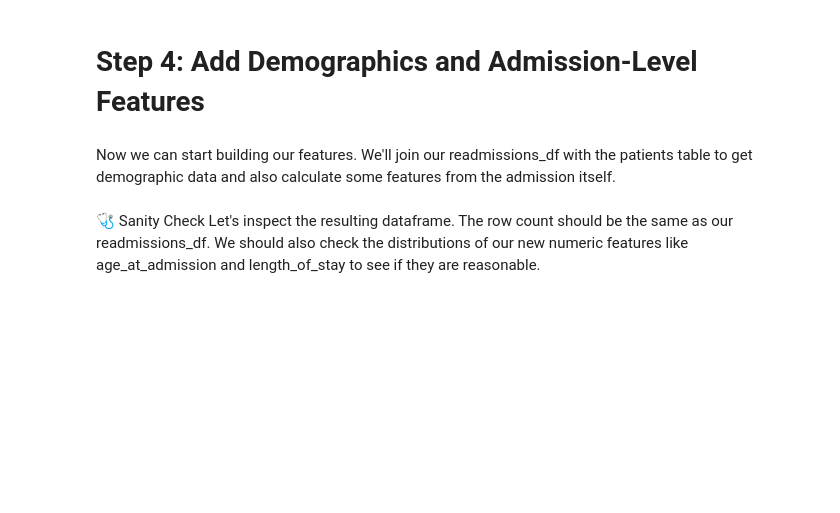
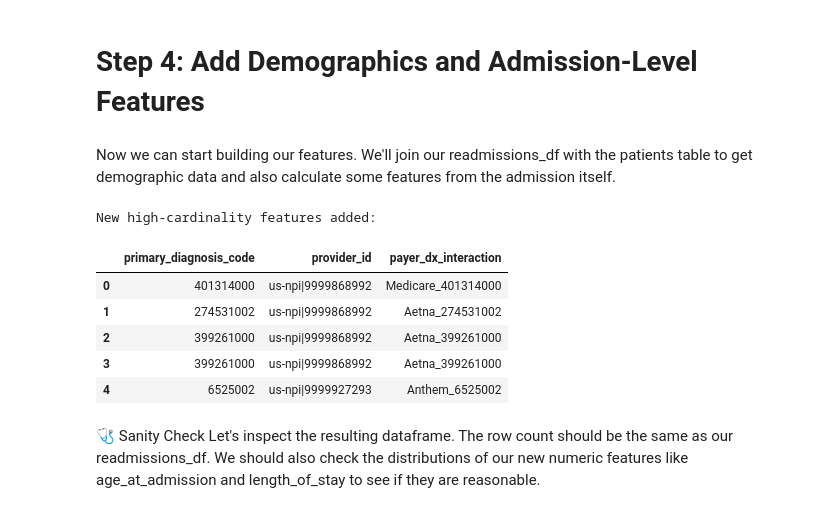
Before and after one commit to ca34525/TexasReadmissionRiskAPI, a Jupyter notebook: notebooks/3 SQL Feature Engineering.ipynb, the cells around one changed output. Cells and saved outputs as stored; diff of their text form; code cells hidden in the pictures; blank space fills up the shorter version.

```diff
--- a/notebooks/3 SQL Feature Engineering.ipynb
+++ b/notebooks/3 SQL Feature Engineering.ipynb
@@ -195,6 +192,24 @@ LEFT JOIN
 
 # Create our analytical base table
 model_df = con.execute(sql_query).fetchdf()
+# %%
+# Create the new interaction feature by combining two columns
+# We convert to string and fill NAs to prevent errors
+model_df['payer_dx_interaction'] = (
+    model_df['payer'].astype(str).fillna('unknown') + '_' +
+    model_df['primary_diagnosis_code'].astype(str).fillna('unknown')
+)
+
+print("New high-cardinality features added:")
+display(model_df[['primary_diagnosis_code', 'provider_id', 'payer_dx_interaction']].head())
+# %% [output]
+New high-cardinality features added:
+|  | primary_diagnosis_code | provider_id | payer_dx_interaction |
+| 0 | 401314000 | us-npi|9999868992 | Medicare_401314000 |
+| 1 | 274531002 | us-npi|9999868992 | Aetna_274531002 |
+| 2 | 399261000 | us-npi|9999868992 | Aetna_399261000 |
+| 3 | 399261000 | us-npi|9999868992 | Aetna_399261000 |
+| 4 | 6525002 | us-npi|9999927293 | Anthem_6525002 |
 # %% [markdown]
 🩺 Sanity Check
 Let's inspect the resulting dataframe. The row count should be the same as our readmissions_df. We should also check the distributions of our new numeric features like age_at_admission and length_of_stay to see if they are reasonable.
```
Also changed, not shown: parts of 7 cells of this notebook, 8 other files.
